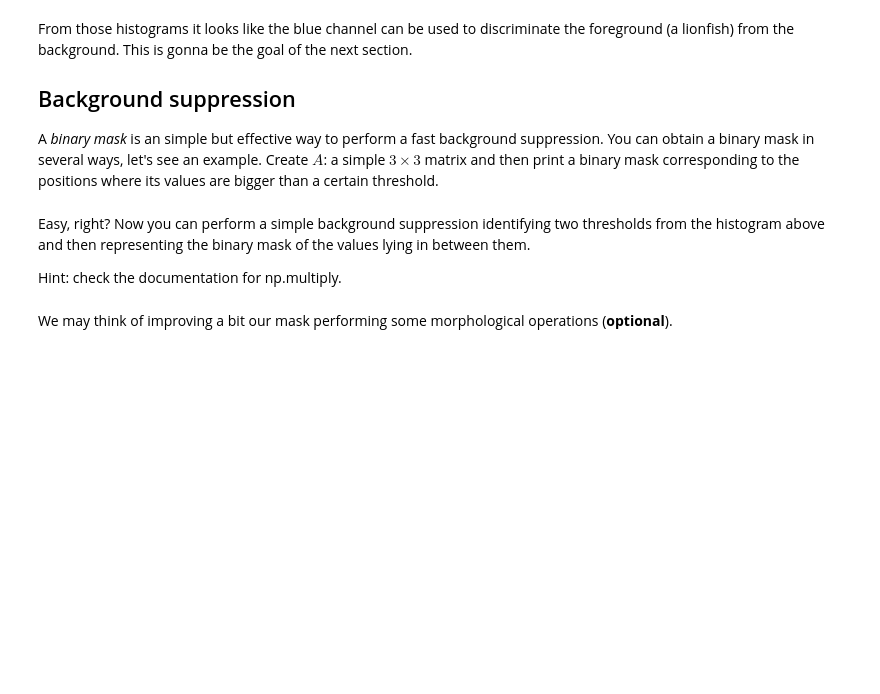
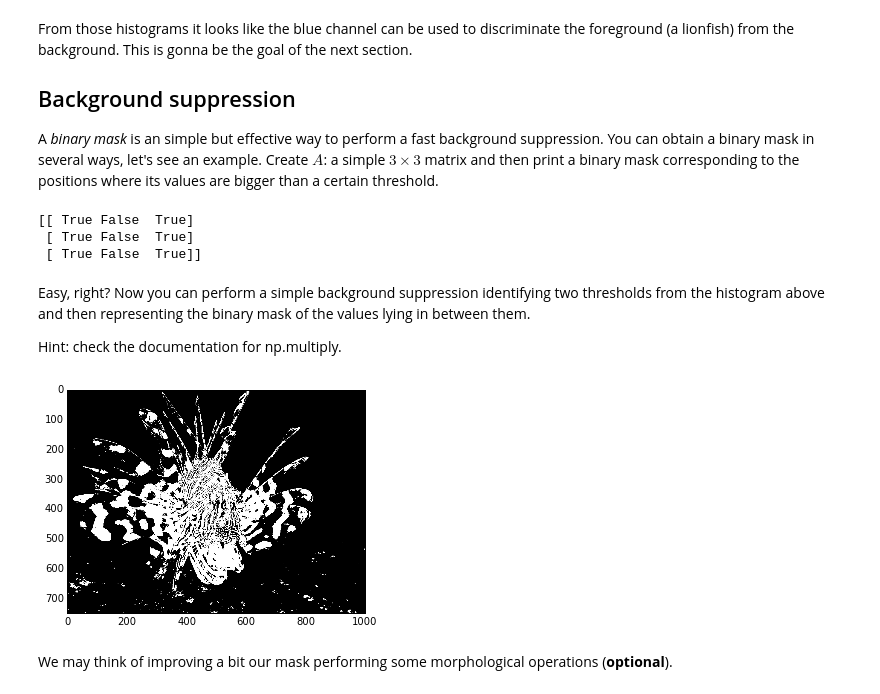
Before and after one commit to federicobozzini/unige-digital-signal-image-processing, a Jupyter notebook: lab0_part2/lab0_p2_STUDENTS.ipynb, the cells around one changed output. Saved outputs shown, nothing was run; the diff lists cells and outputs as text; code cells hidden in the pictures; blank space fills up the shorter version.

```diff
--- a/lab0_part2/lab0_p2_STUDENTS.ipynb
+++ b/lab0_part2/lab0_p2_STUDENTS.ipynb
@@ -243,3 +254,12 @@ print(# --- complete here --- #)
+# %%
+A = np.tile(np.array([3, 1, 5]), (3, 1))
+threshold = 2
+m = A>threshold
+print(m)
+# %% [output]
+[[ True False  True]
+ [ True False  True]
+ [ True False  True]]
 # %% [markdown]
 Easy, right? Now you can perform a simple background suppression identifying two thresholds from the histogram above and then representing the binary mask of the values lying in between them.
 
@@ -252,3 +269,10 @@ plt.imshow(mask, cmap='gray');
+# %%
+m1 = fish[:, :, 2] > 100
+m2 = fish[:, :, 2] < 195
+mask = np.logical_not(np.multiply(m1, m2))
+plt.imshow(mask, cmap='gray');
+# %% [output]
+[figure, added]
 # %% [markdown]
 We may think of improving a bit our mask performing some morphological operations (**optional**).
 # %%
```
Also changed, not shown: parts of 20 cells of this notebook.
